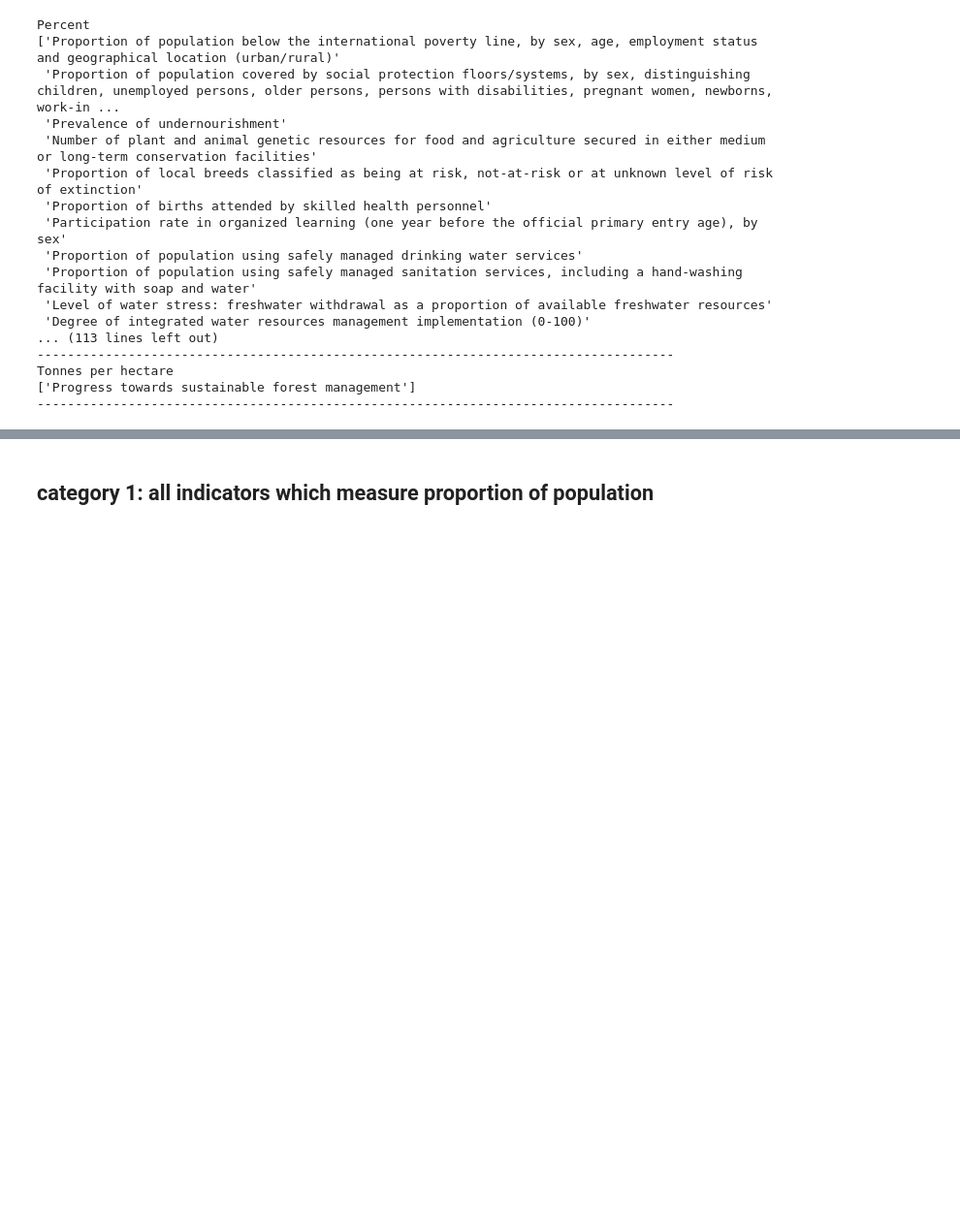
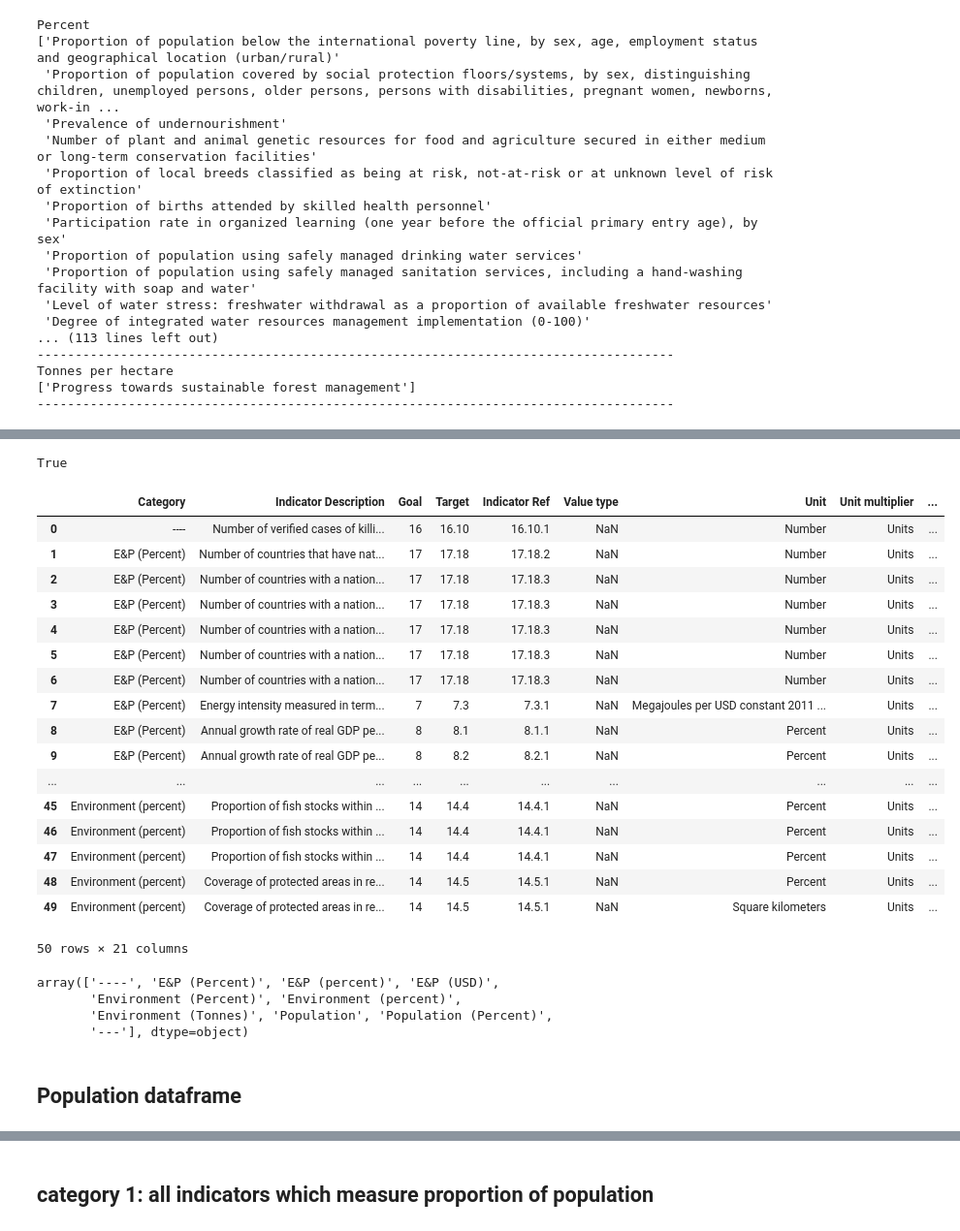
Before and after one commit to felix-laumann/MBML-SDG-targets, a Jupyter notebook: Data preprocessing and visualisation_GalinaFelix.ipynb, the cells around one changed output, grey strips where cells are left out. Shown at 97% size. Cells and saved outputs as stored; diff of their text form; code cells hidden in the pictures; blank space fills up the shorter version.

Commit message:
created dev_indicators.csv to use it as dataframe and join categories on it, used this to create df for categories. Next up: Unit conversion/reconcilation

```diff
--- a/Data preprocessing and visualisation_GalinaFelix.ipynb
+++ b/Data preprocessing and visualisation_GalinaFelix.ipynb
@@ -223,0 +226,7 @@ Tonnes per hectare
+# %%
+# import csv file
+indicator_categories = pd.read_csv('Dev_Indicators.csv', delimiter=';')
+indicator_categories.head()
+del indicator_categories['Unnamed: 2']
+del indicator_categories['Unnamed: 3']
+indicator_categories.head()
@@ -223,0 +260,37 @@ Tonnes per hectare
+# %%
+df6Desc = df6['Indicator Description'].unique().sort()
+indcat = indicator_categories['Indicator Description'].unique()
+df6Desc == indcat.sort()
+# %% [output]
+True
+# %%
+ind_cat_joined = indicator_categories.merge(df6, on='Indicator Description')
+ind_cat_joined.head(50)
+# %% [output]
+|  | Category | Indicator Description | Goal | Target | Indicator Ref | Value type | Unit | Unit multiplier | ... |
+| 0 | ---- | Number of verified cases of killi... | 16 | 16.10 | 16.10.1 | NaN | Number | Units | ... |
+| 1 | E&P (Percent) | Number of countries that have nat... | 17 | 17.18 | 17.18.2 | NaN | Number | Units | ... |
+| 2 | E&P (Percent) | Number of countries with a nation... | 17 | 17.18 | 17.18.3 | NaN | Number | Units | ... |
+| 3 | E&P (Percent) | Number of countries with a nation... | 17 | 17.18 | 17.18.3 | NaN | Number | Units | ... |
+| 4 | E&P (Percent) | Number of countries with a nation... | 17 | 17.18 | 17.18.3 | NaN | Number | Units | ... |
+| 5 | E&P (Percent) | Number of countries with a nation... | 17 | 17.18 | 17.18.3 | NaN | Number | Units | ... |
+| 6 | E&P (Percent) | Number of countries with a nation... | 17 | 17.18 | 17.18.3 | NaN | Number | Units | ... |
+| 7 | E&P (Percent) | Energy intensity measured in term... | 7 | 7.3 | 7.3.1 | NaN | Megajoules per USD constant 2011 ... | Units | ... |
+| 8 | E&P (Percent) | Annual growth rate of real GDP pe... | 8 | 8.1 | 8.1.1 | NaN | Percent | Units | ... |
+| 9 | E&P (Percent) | Annual growth rate of real GDP pe... | 8 | 8.2 | 8.2.1 | NaN | Percent | Units | ... |
+| ... | ... | ... | ... | ... | ... | ... | ... | ... | ... |
+| 45 | Environment (percent) | Proportion of fish stocks within ... | 14 | 14.4 | 14.4.1 | NaN | Percent | Units | ... |
+| 46 | Environment (percent) | Proportion of fish stocks within ... | 14 | 14.4 | 14.4.1 | NaN | Percent | Units | ... |
+| 47 | Environment (percent) | Proportion of fish stocks within ... | 14 | 14.4 | 14.4.1 | NaN | Percent | Units | ... |
+| 48 | Environment (percent) | Coverage of protected areas in re... | 14 | 14.5 | 14.5.1 | NaN | Percent | Units | ... |
+| 49 | Environment (percent) | Coverage of protected areas in re... | 14 | 14.5 | 14.5.1 | NaN | Square kilometers | Units | ... |
+50 rows × 21 columns
+# %%
+ind_cat_joined['Category'].unique()
+# %% [output]
+array(['----', 'E&P (Percent)', 'E&P (percent)', 'E&P (USD)',
+       'Environment (Percent)', 'Environment (percent)',
+       'Environment (Tonnes)', 'Population', 'Population (Percent)',
+       '---'], dtype=object)
+# %% [markdown]
+## Population dataframe
```
Also changed, not shown: parts of 23 cells of this notebook, 2 other files.
